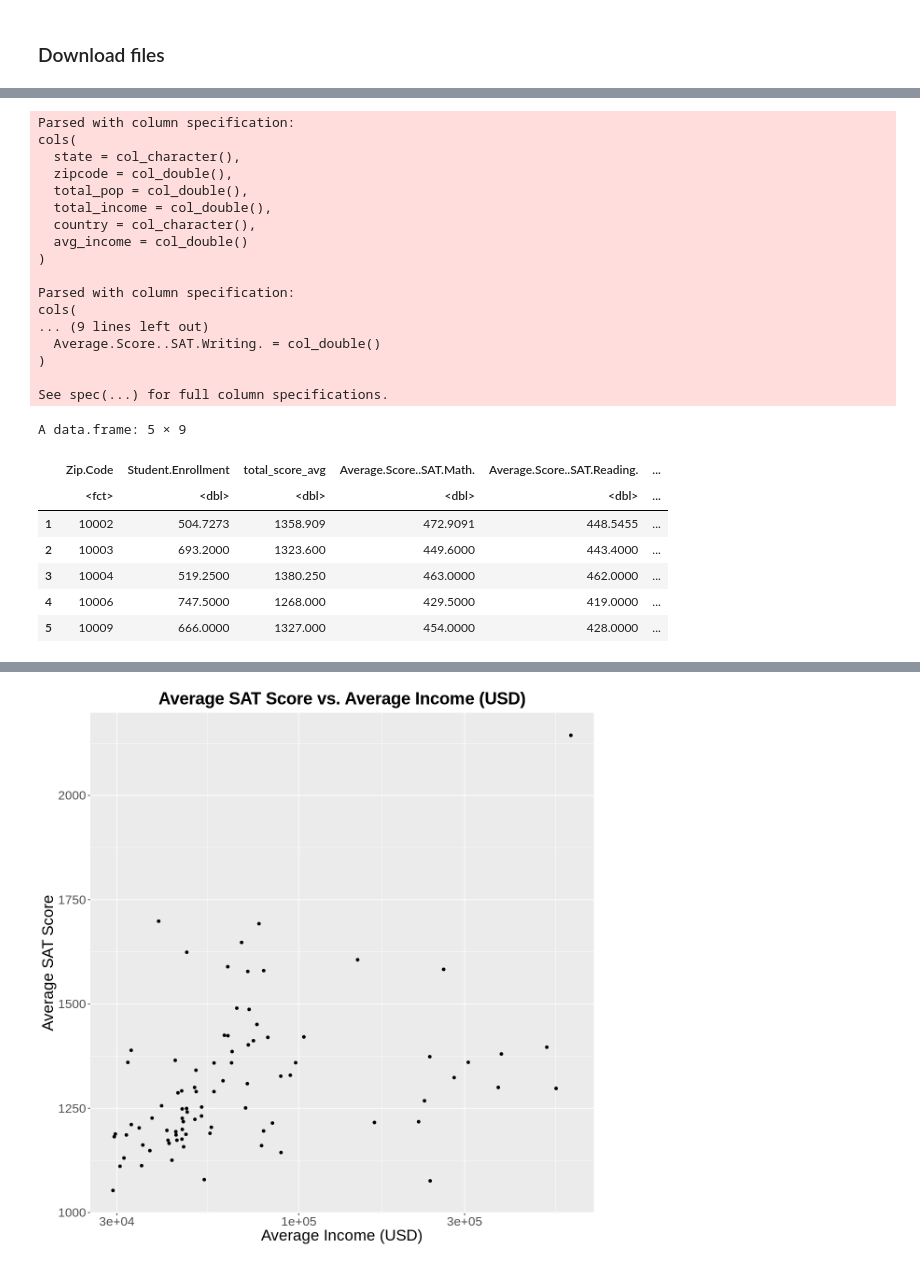
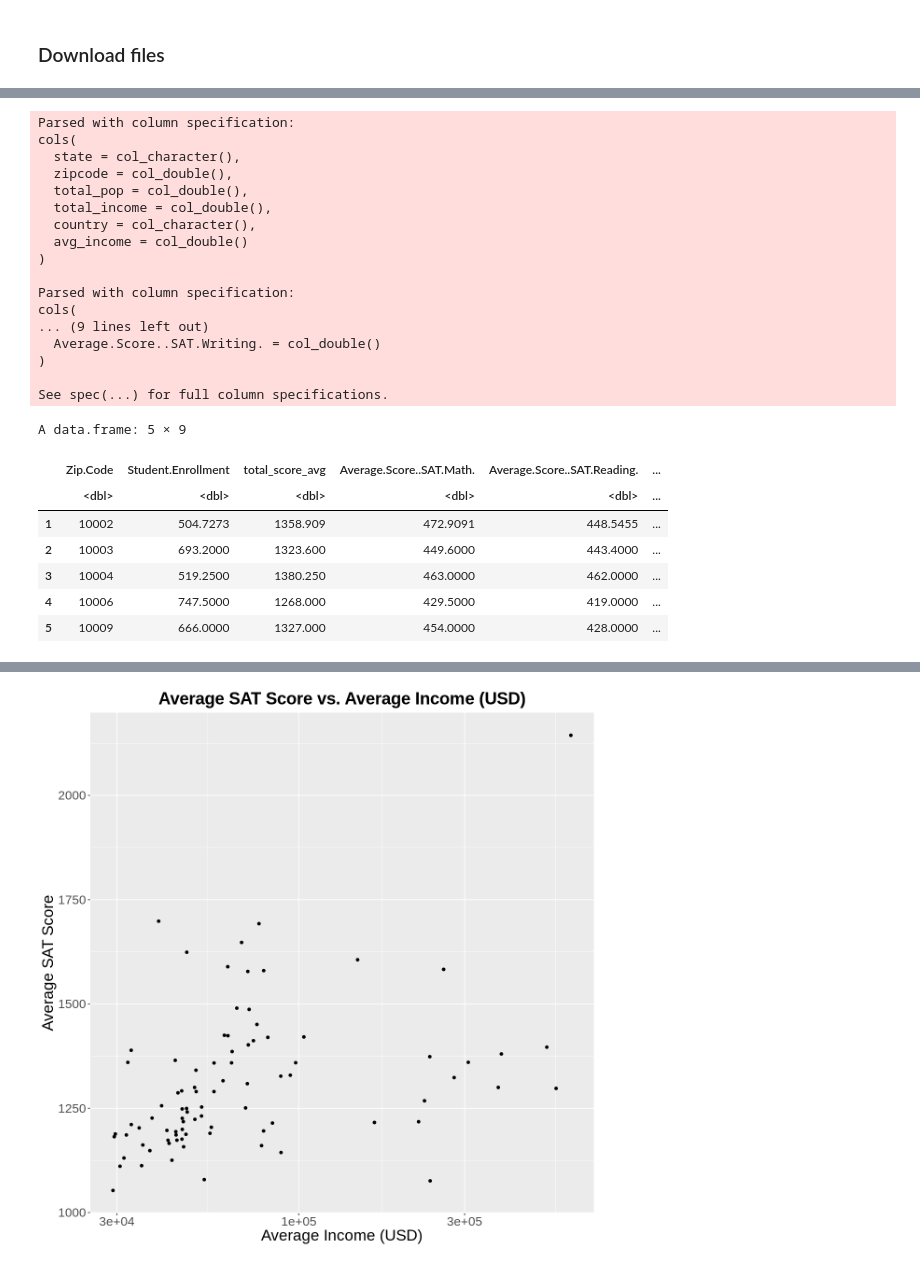
Before and after one commit to emi31770/DSCI-Project, a Jupyter notebook: proposal.ipynb, the cells around one changed output, grey strips where cells are left out. Saved outputs shown, nothing was run; the diff lists cells and outputs as text; code cells hidden in the pictures.

```diff
--- a/proposal.ipynb
+++ b/proposal.ipynb
@@ -61,36 +78,34 @@ sat_scores <- sat_scores %>%
                 select(Zip.Code, Student.Enrollment, total_score_avg, Average.Score..SAT.Math., Average.Score..SAT.Reading., Average.Score..SAT.Writing.) %>%
                 na.omit() %>%
                 group_by(Zip.Code) %>%
                 summarize_all("mean")
 
 
 joined_tables <- merge(x = sat_scores,y = zip_income, by = "Zip.Code")
-joined_tables = joined_tables %>%
-                        mutate(Zip.Code = as_factor(Zip.Code))
 
 
 head(joined_tables, 5)
 # %% [output]
 Parsed with column specification:
 cols(
   state = col_character(),
   zipcode = col_double(),
   total_pop = col_double(),
   total_income = col_double(),
   country = col_character(),
   avg_income = col_double()
 )
 
 Parsed with column specification:
 cols(
 ... (9 lines left out)
   Average.Score..SAT.Writing. = col_double()
 )
 
 See spec(...) for full column specifications.
 A data.frame: 5 × 9
 |  | Zip.Code | Student.Enrollment | total_score_avg | Average.Score..SAT.Math. | Average.Score..SAT.Reading. | ... |
-|  | <fct> | <dbl> | <dbl> | <dbl> | <dbl> | ... |
+|  | <dbl> | <dbl> | <dbl> | <dbl> | <dbl> | ... |
 | 1 | 10002 | 504.7273 | 1358.909 | 472.9091 | 448.5455 | ... |
 | 2 | 10003 | 693.2000 | 1323.600 | 449.6000 | 443.4000 | ... |
 | 3 | 10004 | 519.2500 | 1380.250 | 463.0000 | 462.0000 | ... |
```
Also changed, not shown: parts of 3 cells of this notebook.
